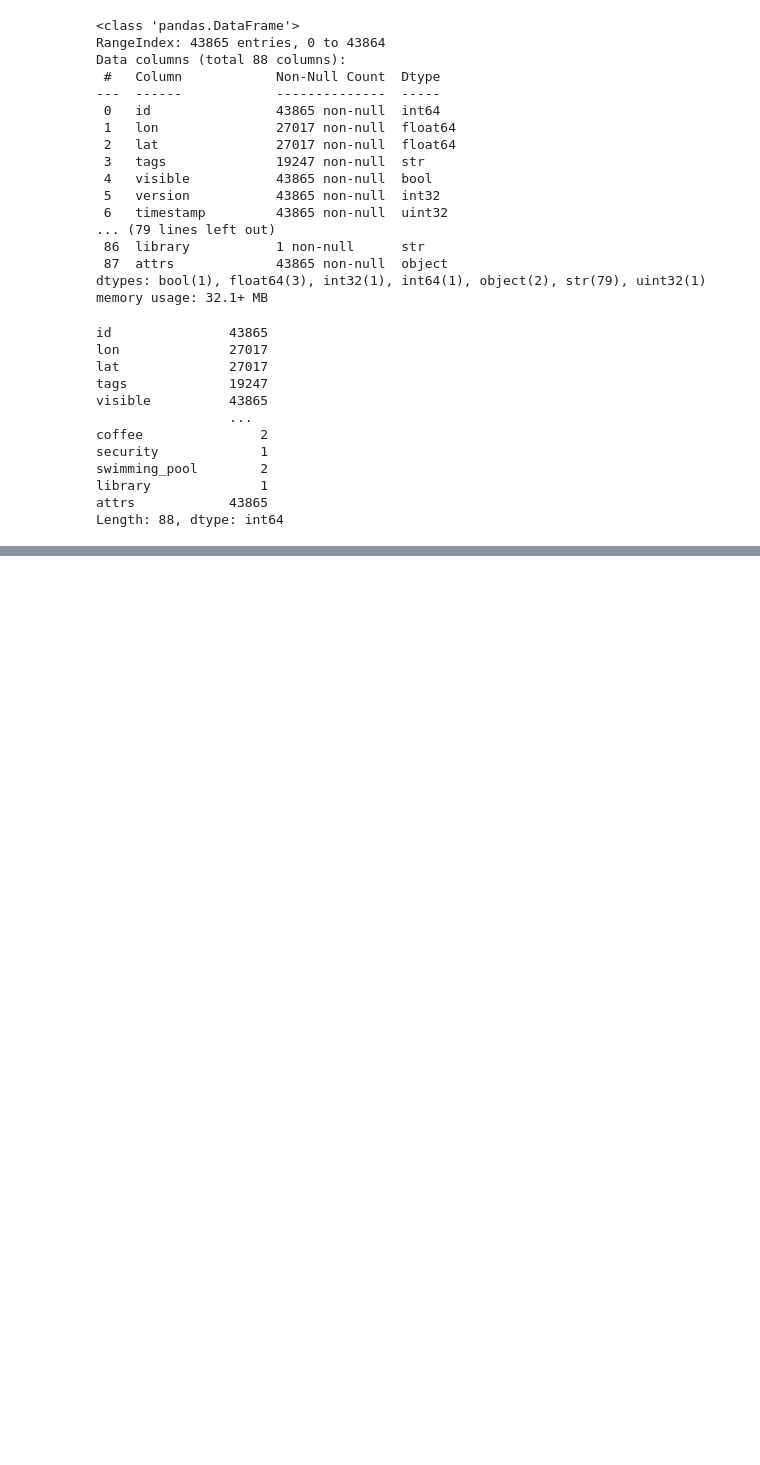
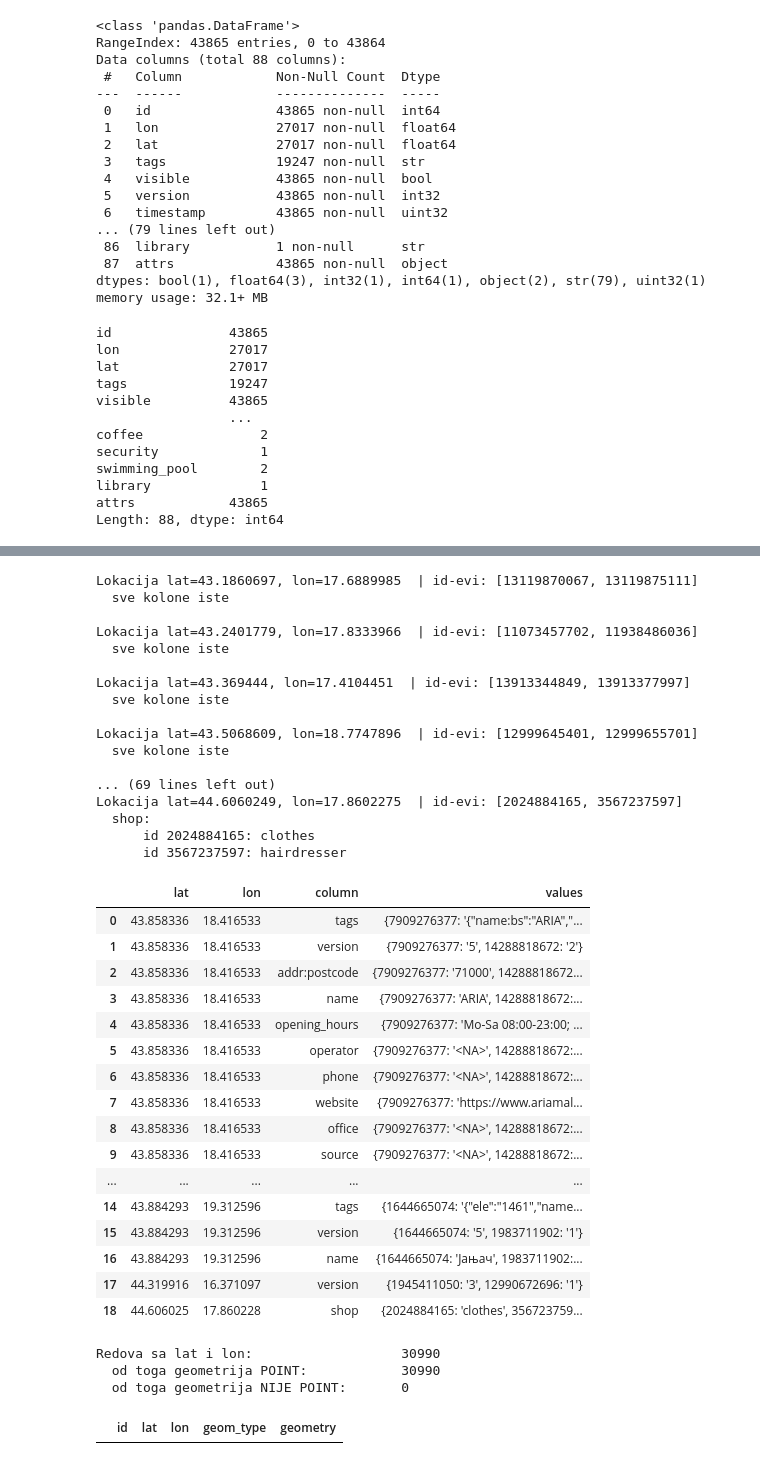
Before and after one commit to esadinlija1/AtlantBH-Internship2026-GeoInformationRetrieval, a Jupyter notebook: notebooks/eda.ipynb, the cells around one changed output, grey strips where cells are left out. Drawn from its saved outputs; the diff is of its cells as text; code cells hidden in the pictures; blank space fills up the shorter version.

```diff
--- a/notebooks/eda.ipynb
+++ b/notebooks/eda.ipynb
@@ -145,0 +536,78 @@ Length: 88, dtype: int64
+# %%
+# za svaku lokaciju sa više redova: koje kolone (osim id i timestamp) imaju različite vrijednosti i koje su to vrijednosti
+# koristi tc, tc_str i cmp_cols iz prethodne ćelije
+diff_rows = []
+for (lat, lon), grp in tc_str.join(tc[["id"]]).groupby([tc["lat"], tc["lon"]]):
+    diff_cols = [c for c in cmp_cols if grp[c].nunique() > 1]
+    print(f"\nLokacija lat={lat}, lon={lon}  | id-evi: {grp['id'].tolist()}")
+    if not diff_cols:
+        print("  sve kolone iste")
+        continue
+    for c in diff_cols:
+        vals = dict(zip(grp["id"], grp[c]))
+        print(f"  {c}:")
+        for rid, v in vals.items():
+            print(f"      id {rid}: {v}")
+        diff_rows.append({"lat": lat, "lon": lon, "column": c, "values": vals})
+
+loc_diff_df = pd.DataFrame(diff_rows)
+loc_diff_df
+# %% [output]
+Lokacija lat=43.1860697, lon=17.6889985  | id-evi: [13119870067, 13119875111]
+  sve kolone iste
+
+Lokacija lat=43.2401779, lon=17.8333966  | id-evi: [11073457702, 11938486036]
+  sve kolone iste
+
+Lokacija lat=43.369444, lon=17.4104451  | id-evi: [13913344849, 13913377997]
+  sve kolone iste
+
+Lokacija lat=43.5068609, lon=18.7747896  | id-evi: [12999645401, 12999655701]
+  sve kolone iste
+
+... (69 lines left out)
+Lokacija lat=44.6060249, lon=17.8602275  | id-evi: [2024884165, 3567237597]
+  shop:
+      id 2024884165: clothes
+      id 3567237597: hairdresser
+|  | lat | lon | column | values |
+| 0 | 43.858336 | 18.416533 | tags | {7909276377: '{"name:bs":"ARIA","... |
+| 1 | 43.858336 | 18.416533 | version | {7909276377: '5', 14288818672: '2'} |
+| 2 | 43.858336 | 18.416533 | addr:postcode | {7909276377: '71000', 14288818672... |
+| 3 | 43.858336 | 18.416533 | name | {7909276377: 'ARIA', 14288818672:... |
+| 4 | 43.858336 | 18.416533 | opening_hours | {7909276377: 'Mo-Sa 08:00-23:00; ... |
+| 5 | 43.858336 | 18.416533 | operator | {7909276377: '<NA>', 14288818672:... |
+| 6 | 43.858336 | 18.416533 | phone | {7909276377: '<NA>', 14288818672:... |
+| 7 | 43.858336 | 18.416533 | website | {7909276377: 'https://www.ariamal... |
+| 8 | 43.858336 | 18.416533 | office | {7909276377: '<NA>', 14288818672:... |
+| 9 | 43.858336 | 18.416533 | source | {7909276377: '<NA>', 14288818672:... |
+| ... | ... | ... | ... | ... |
+| 14 | 43.884293 | 19.312596 | tags | {1644665074: '{"ele":"1461","name... |
+| 15 | 43.884293 | 19.312596 | version | {1644665074: '5', 1983711902: '1'} |
+| 16 | 43.884293 | 19.312596 | name | {1644665074: 'Јањач', 1983711902:... |
+| 17 | 44.319916 | 16.371097 | version | {1945411050: '3', 12990672696: '1'} |
+| 18 | 44.606025 | 17.860228 | shop | {2024884165: 'clothes', 356723759... |
+# %%
+# redovi koji imaju i lat i lon: da li im je geometrija POINT?
+with_ll = gdf[gdf["lat"].notna() & gdf["lon"].notna()].copy()
+with_ll["geom_type"] = (
+    with_ll["geometry"].astype(str)
+    .str.extract(r"^\s*([A-Za-z]+)", expand=False)
+    .str.upper()
+)
+
+not_point = with_ll[with_ll["geom_type"] != "POINT"]
+
+print(f"Redova sa lat i lon:                   {len(with_ll)}")
+print(f"  od toga geometrija POINT:            {(with_ll['geom_type'] == 'POINT').sum()}")
+print(f"  od toga geometrija NIJE POINT:       {len(not_point)}")
+if len(not_point):
+    print("\nTipovi geometrije koji nisu POINT:")
+    print(not_point["geom_type"].value_counts(dropna=False))
+
+not_point[["id", "lat", "lon", "geom_type", "geometry"]]
+# %% [output]
+Redova sa lat i lon:                   30990
+  od toga geometrija POINT:            30990
+  od toga geometrija NIJE POINT:       0
+|  | id | lat | lon | geom_type | geometry |
```
Also changed, not shown: parts of 19 cells of this notebook, 4 other files.
